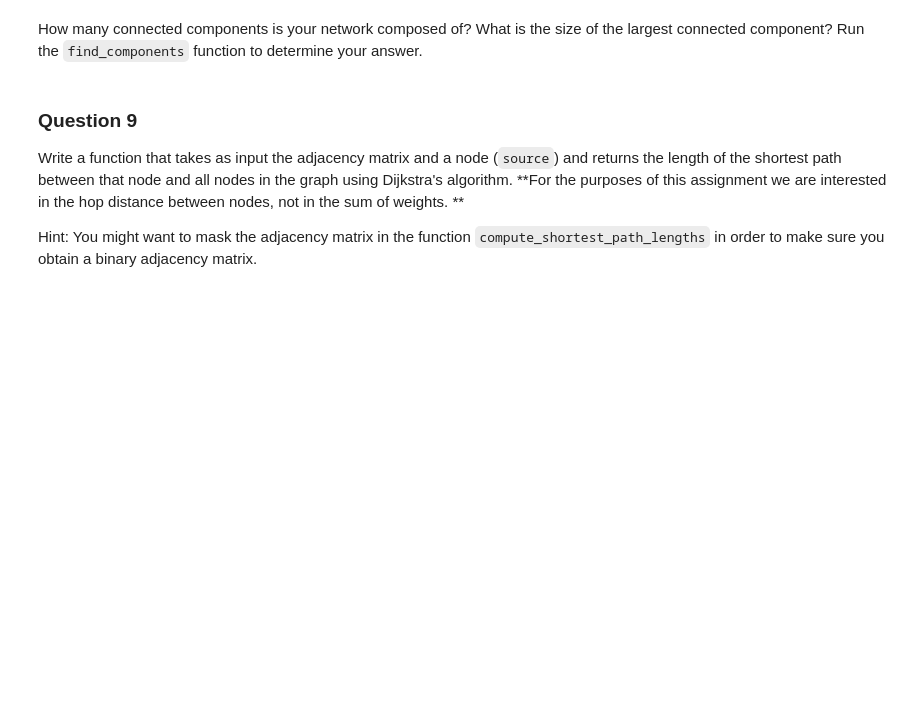
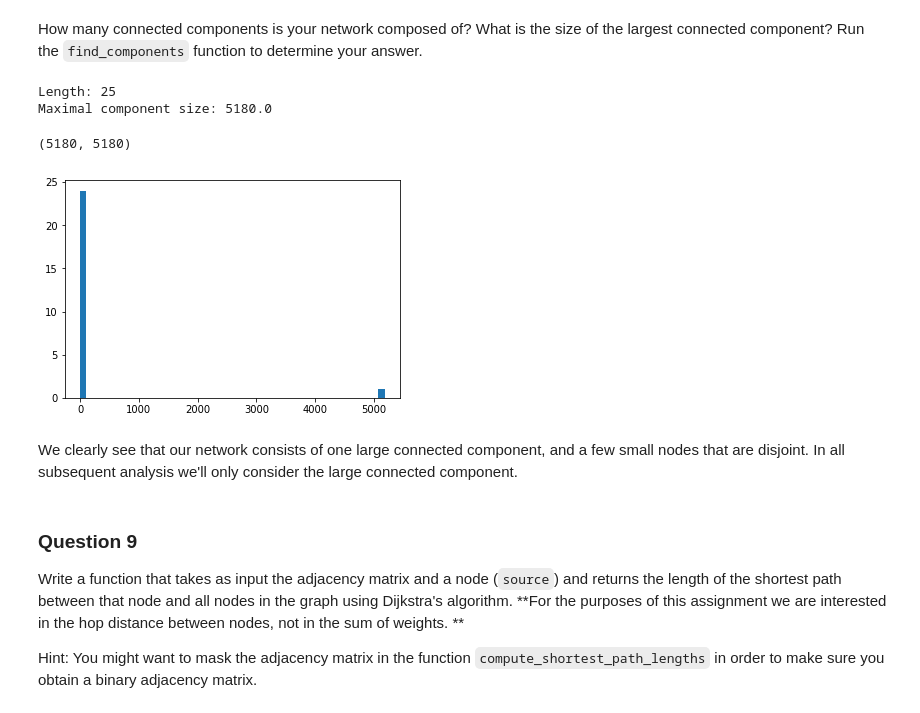
Before and after one commit to mattminder/ntds_24, a Jupyter notebook: Milestone_1/1_network_properties.ipynb, the cells around one changed output. Cells and saved outputs as stored; diff of their text form; code cells hidden in the pictures; blank space fills up the shorter version.

```diff
--- a/Milestone_1/1_network_properties.ipynb
+++ b/Milestone_1/1_network_properties.ipynb
@@ -335,3 +335,27 @@ How many connected components is your network composed of? What is the size of t
+# %%
+# Find connected components
+components = find_components(adjacency)
+print("Length: " + str(len(components)))
+
+# Find size of every component
+comp_size = np.zeros(len(components))
+for i in range(len(components)):
+    comp_size[i] = components[i].shape[0]
+print("Maximal component size: " + str(comp_size.max()))
+
+# Plot histogram of component sizes
+plt.hist(comp_size, bins = 50)
+
+# Extract Largest Connected Component
+largest_component_ix = components[comp_size.argmax()]
+lc_adjacency = adjacency[largest_component_ix, :][:, largest_component_ix]
+# %% [output]
+Length: 25
+Maximal component size: 5180.0
+(5180, 5180)
+[figure, added]
+# %% [markdown]
+We clearly see that our network consists of one large connected component, and a few small nodes that are disjoint. In all subsequent analysis we'll only consider the large connected component.
 # %% [markdown]
 ### Question 9
 
```
Also changed, not shown: parts of 11 cells of this notebook.
